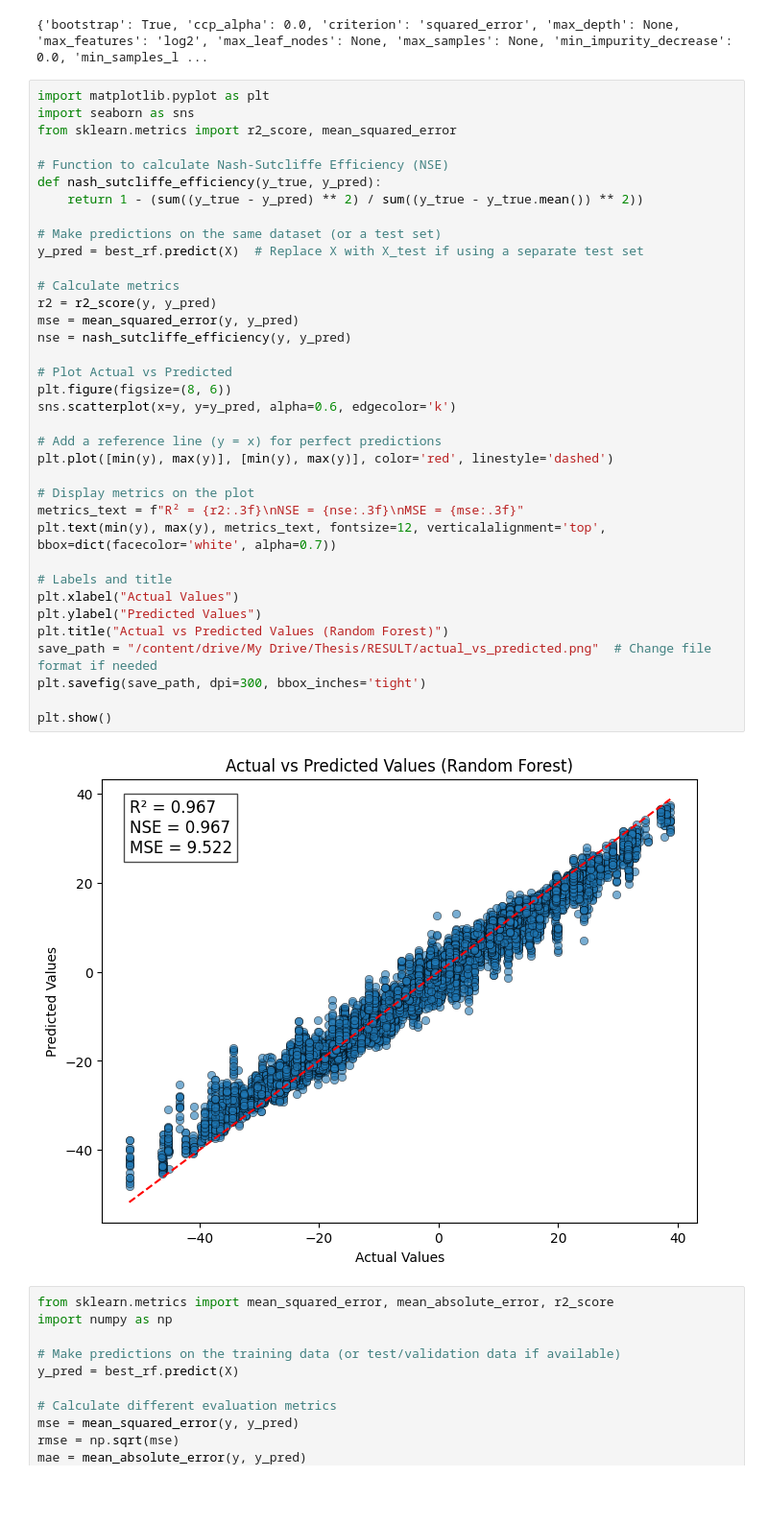
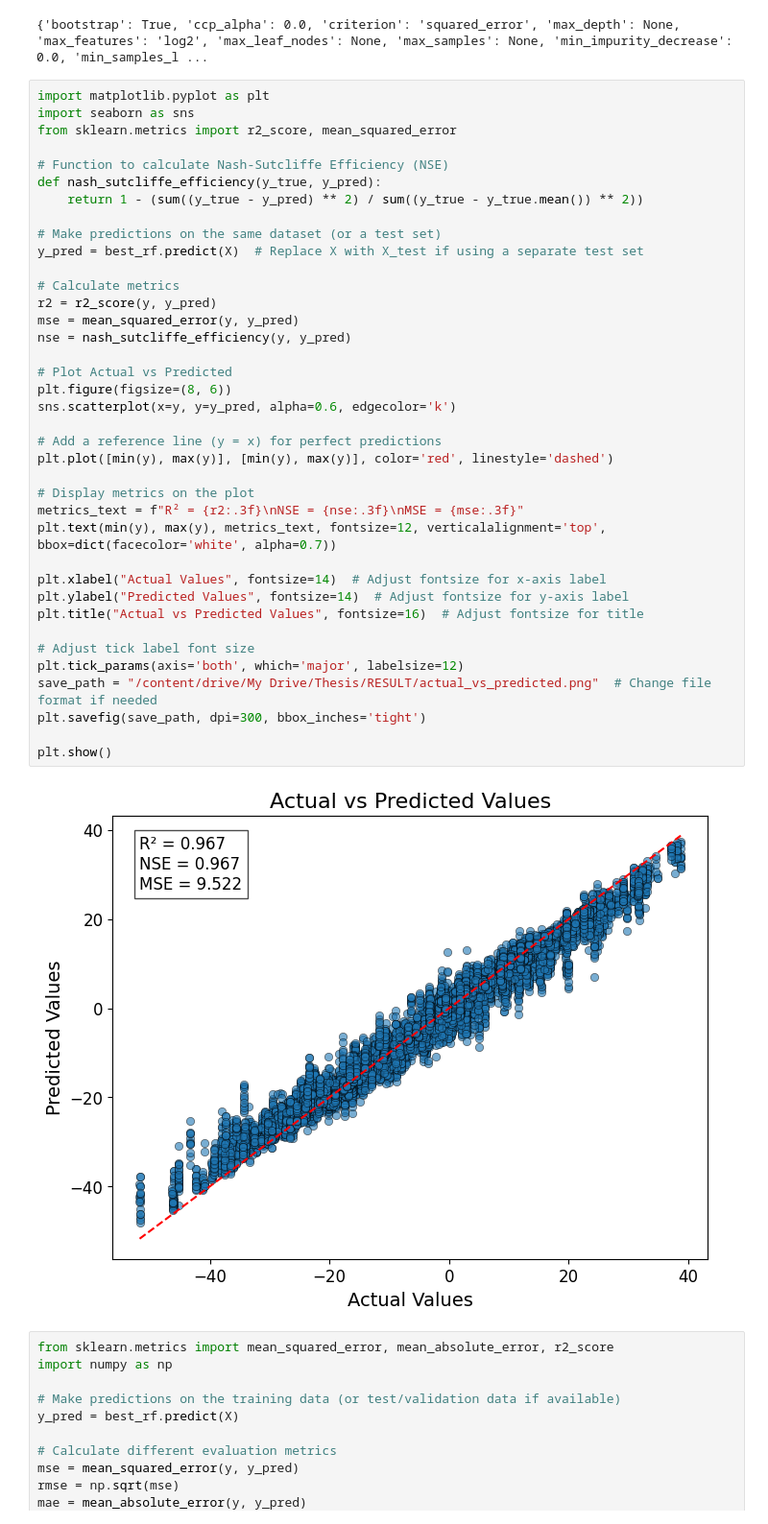
Before and after one commit to AshHydroCoder/GRACE-Downscaler, a Jupyter notebook: GRACE_RFM.ipynb, the cells around one changed output. Shown at 96% size. Saved outputs shown, nothing was run; the diff lists cells and outputs as text; blank space fills up the shorter version.

```diff
--- a/GRACE_RFM.ipynb
+++ b/GRACE_RFM.ipynb
@@ -168,38 +166,40 @@ import seaborn as sns
 from sklearn.metrics import r2_score, mean_squared_error
 
 # Function to calculate Nash-Sutcliffe Efficiency (NSE)
 def nash_sutcliffe_efficiency(y_true, y_pred):
     return 1 - (sum((y_true - y_pred) ** 2) / sum((y_true - y_true.mean()) ** 2))
 
 # Make predictions on the same dataset (or a test set)
 y_pred = best_rf.predict(X)  # Replace X with X_test if using a separate test set
 
 # Calculate metrics
 r2 = r2_score(y, y_pred)
 mse = mean_squared_error(y, y_pred)
 nse = nash_sutcliffe_efficiency(y, y_pred)
 
 # Plot Actual vs Predicted
 plt.figure(figsize=(8, 6))
 sns.scatterplot(x=y, y=y_pred, alpha=0.6, edgecolor='k')
 
 # Add a reference line (y = x) for perfect predictions
 plt.plot([min(y), max(y)], [min(y), max(y)], color='red', linestyle='dashed')
 
 # Display metrics on the plot
 metrics_text = f"R² = {r2:.3f}\nNSE = {nse:.3f}\nMSE = {mse:.3f}"
 plt.text(min(y), max(y), metrics_text, fontsize=12, verticalalignment='top', bbox=dict(facecolor='white', alpha=0.7))
 
-# Labels and title
-plt.xlabel("Actual Values")
-plt.ylabel("Predicted Values")
-plt.title("Actual vs Predicted Values (Random Forest)")
+plt.xlabel("Actual Values", fontsize=14)  # Adjust fontsize for x-axis label
+plt.ylabel("Predicted Values", fontsize=14)  # Adjust fontsize for y-axis label
+plt.title("Actual vs Predicted Values", fontsize=16)  # Adjust fontsize for title
+
+# Adjust tick label font size
+plt.tick_params(axis='both', which='major', labelsize=12)
 save_path = "/content/drive/My Drive/Thesis/RESULT/actual_vs_predicted.png"  # Change file format if needed
 plt.savefig(save_path, dpi=300, bbox_inches='tight')
 
 plt.show()
 # %% [output]
-[figure, old version]
+[figure, new version]
 # %%
 from sklearn.metrics import mean_squared_error, mean_absolute_error, r2_score
 import numpy as np
```
Also changed, not shown: parts of 3 cells of this notebook.
